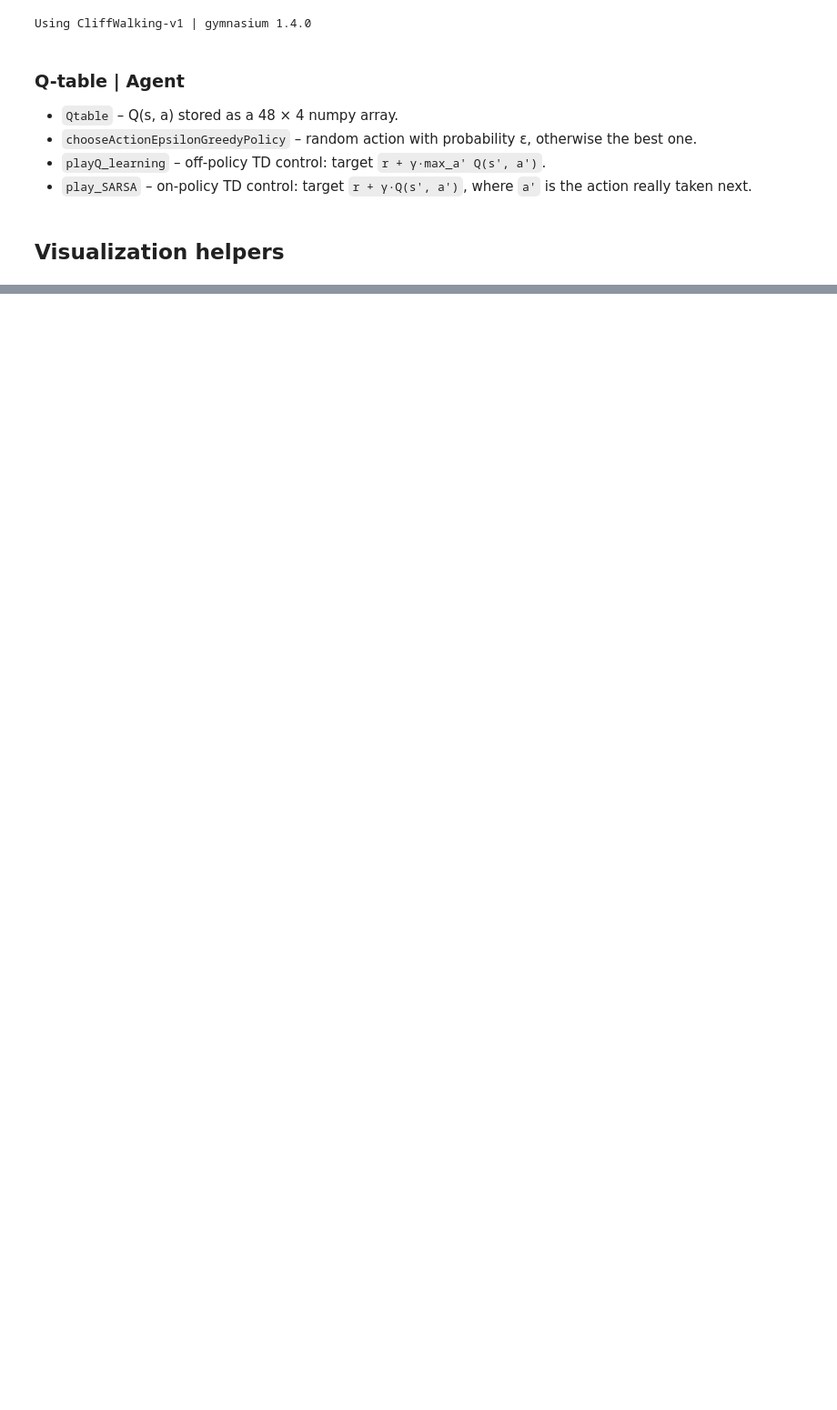
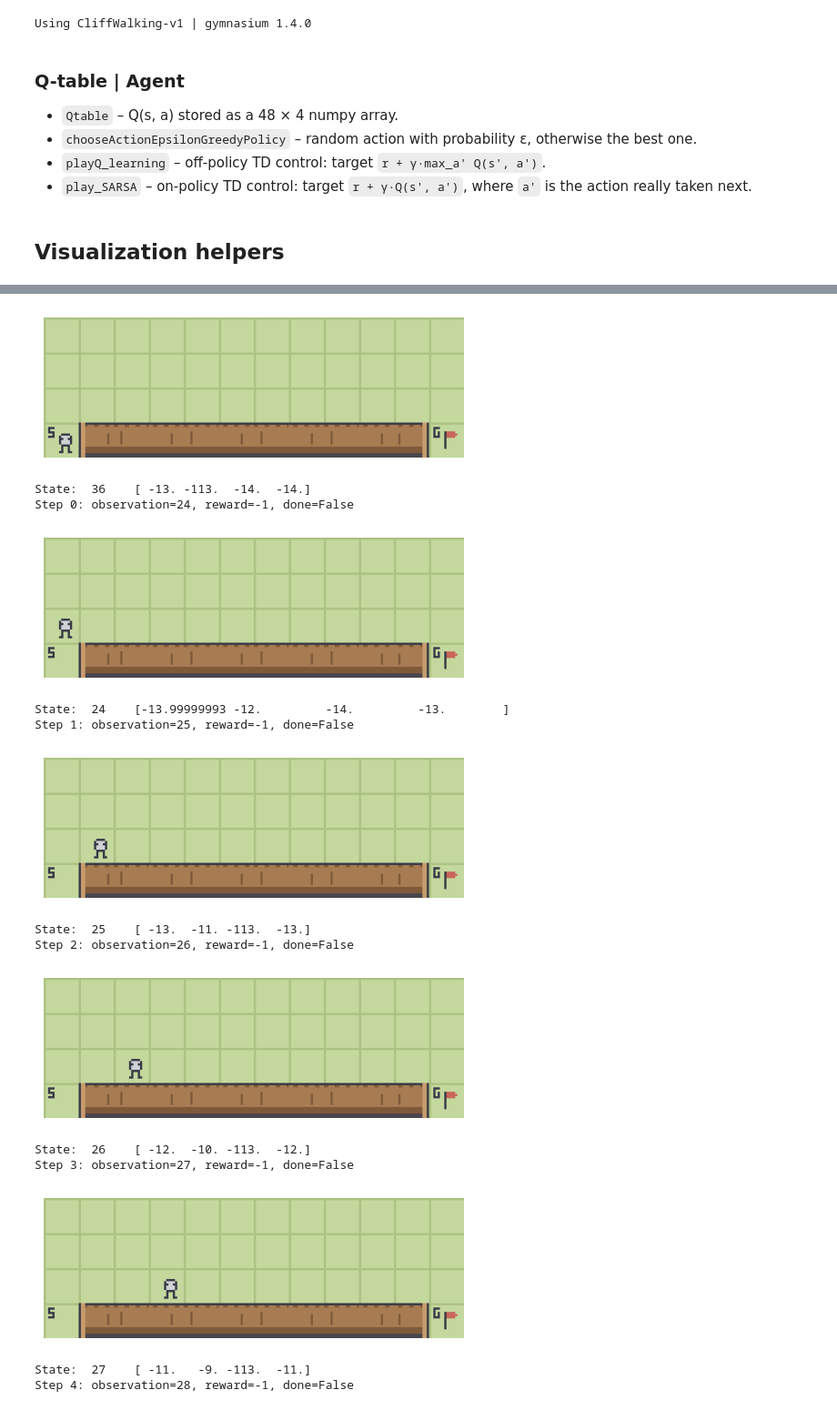
Before and after one commit to Jakub-Szota/Reinforcement-learning-LAB, a Jupyter notebook: Lab-2/Lab2_TD_CliffWalking_.ipynb, the cells around one changed output, grey strips where cells are left out. Shown at 91% size. Saved outputs shown, nothing was run; the diff lists cells and outputs as text; code cells hidden in the pictures; blank space fills up the shorter version.

```diff
--- a/Lab-2/Lab2_TD_CliffWalking_.ipynb
+++ b/Lab-2/Lab2_TD_CliffWalking_.ipynb
@@ -315,0 +430,7 @@ NameError: name 'agent' is not defined
+# %%
+np.random.seed(42)
+agent_q = Agent()
+agent_q.lr = 0.1
+agent_q.exp_rate = 0.3
+agent_q.playQ_learning(2000)
+agent_q.showValues()
@@ -315,0 +448,18 @@ NameError: name 'agent' is not defined
+# %%
+agent_q.follow_best_policy()
+# %% [output]
+[figure, added]
+State:  36    [ -13. -113.  -14.  -14.]
+Step 0: observation=24, reward=-1, done=False
+[figure, added]
+State:  24    [-13.99999993 -12.         -14.         -13.        ]
+Step 1: observation=25, reward=-1, done=False
+[figure, added]
+State:  25    [ -13.  -11. -113.  -13.]
+Step 2: observation=26, reward=-1, done=False
+[figure, added]
+State:  26    [ -12.  -10. -113.  -12.]
+Step 3: observation=27, reward=-1, done=False
+[figure, added]
+State:  27    [ -11.   -9. -113.  -11.]
+Step 4: observation=28, reward=-1, done=False
```
Also changed, not shown: parts of 14 cells of this notebook.
